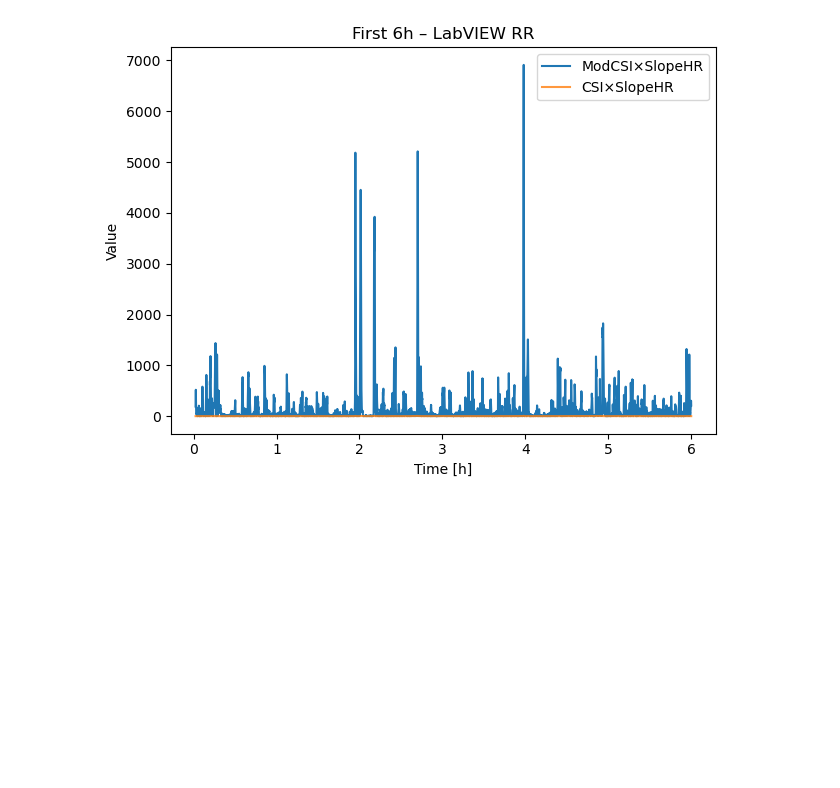
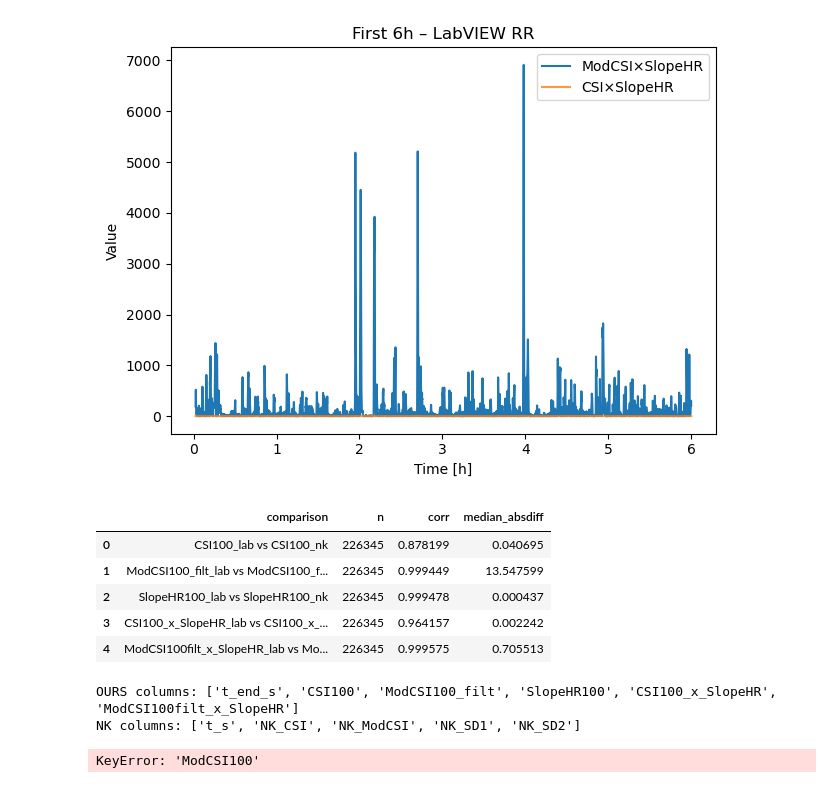
Before and after one commit to AU668208/Epilepsy_MasterThesis, a Jupyter notebook: study5_neurokit_validation.ipynb, the cells around one changed output. Saved outputs shown, nothing was run; the diff lists cells and outputs as text; code cells hidden in the pictures; blank space fills up the shorter version.

```diff
--- a/study5_neurokit_validation.ipynb
+++ b/study5_neurokit_validation.ipynb
@@ -380,0 +615,28 @@ def plot_around_interval(feat: pd.DataFrame, t0: float, t1: float, pad_s: float
+# %%
+def validate_A_rr_sources(rr_lab_s, rr_nk_s, *, win_rr=100) -> pd.DataFrame:
+    a = compute_jeppesen_features(rr_lab_s, win_rr=win_rr).add_suffix("_lab")
+    b = compute_jeppesen_features(rr_nk_s,  win_rr=win_rr).add_suffix("_nk")
+
+    n = min(len(a), len(b))
+    a = a.iloc[:n].reset_index(drop=True)
+    b = b.iloc[:n].reset_index(drop=True)
+
+    # columns to compare
+    pairs = [
+        ("CSI100_lab", "CSI100_nk"),
+        ("ModCSI100_filt_lab", "ModCSI100_filt_nk"),
+        ("SlopeHR100_lab", "SlopeHR100_nk"),
+        ("CSI100_x_SlopeHR_lab", "CSI100_x_SlopeHR_nk"),
+        ("ModCSI100filt_x_SlopeHR_lab", "ModCSI100filt_x_SlopeHR_nk"),
+    ]
+
+    rows = []
+    for x, y in pairs:
+        xv = a[x].to_numpy()
+        yv = b[y].to_numpy()
+        m = np.isfinite(xv) & np.isfinite(yv)
+        corr = np.corrcoef(xv[m], yv[m])[0,1] if m.sum() > 3 else np.nan
+        mad  = np.median(np.abs(xv[m] - yv[m])) if m.any() else np.nan
+        rows.append({"comparison": f"{x} vs {y}", "n": int(m.sum()), "corr": corr, "median_absdiff": mad})
+
+    return pd.DataFrame(rows)
@@ -380,0 +680,27 @@ def plot_around_interval(feat: pd.DataFrame, t0: float, t1: float, pad_s: float
+# %%
+p = r"E:\Speciale - Results\Final_RR_alignment\Test_aligned_rr_Trim\P01_R01_neurokit_rr_aligned.csv"
+df = pd.read_csv(p)
+rr_lab = df["RR_labview_s"].to_numpy()
+rr_nk  = df["RR_python_s"].to_numpy()
+
+# A) RR-kilde-validering (feature fast)
+df_A = validate_A_rr_sources(rr_lab, rr_nk, win_rr=100)
+display(df_A)
+
+# B1) Feature-validering på LabVIEW RR (RR fast)
+df_B1 = validate_B_feature_defs(rr_lab, win_rr=100)
+display(df_B1)
+
+# B2) Feature-validering på NeuroKit RR (RR fast)
+df_B2 = validate_B_feature_defs(rr_nk, win_rr=100)
+display(df_B2)
+# %% [output]
+|  | comparison | n | corr | median_absdiff |
+| 0 | CSI100_lab vs CSI100_nk | 226345 | 0.878199 | 0.040695 |
+| 1 | ModCSI100_filt_lab vs ModCSI100_f... | 226345 | 0.999449 | 13.547599 |
+| 2 | SlopeHR100_lab vs SlopeHR100_nk | 226345 | 0.999478 | 0.000437 |
+| 3 | CSI100_x_SlopeHR_lab vs CSI100_x_... | 226345 | 0.964157 | 0.002242 |
+| 4 | ModCSI100filt_x_SlopeHR_lab vs Mo... | 226345 | 0.999575 | 0.705513 |
+OURS columns: ['t_end_s', 'CSI100', 'ModCSI100_filt', 'SlopeHR100', 'CSI100_x_SlopeHR', 'ModCSI100filt_x_SlopeHR']
+NK columns: ['t_s', 'NK_CSI', 'NK_ModCSI', 'NK_SD1', 'NK_SD2']
+KeyError: 'ModCSI100'
```
Also changed, not shown: parts of 5 cells of this notebook.
